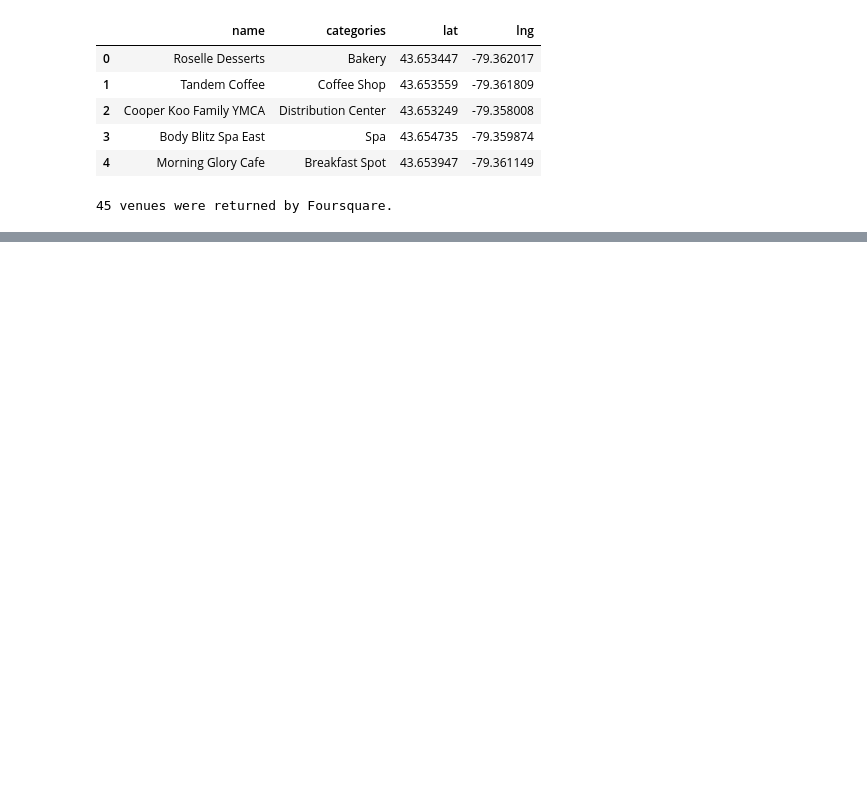
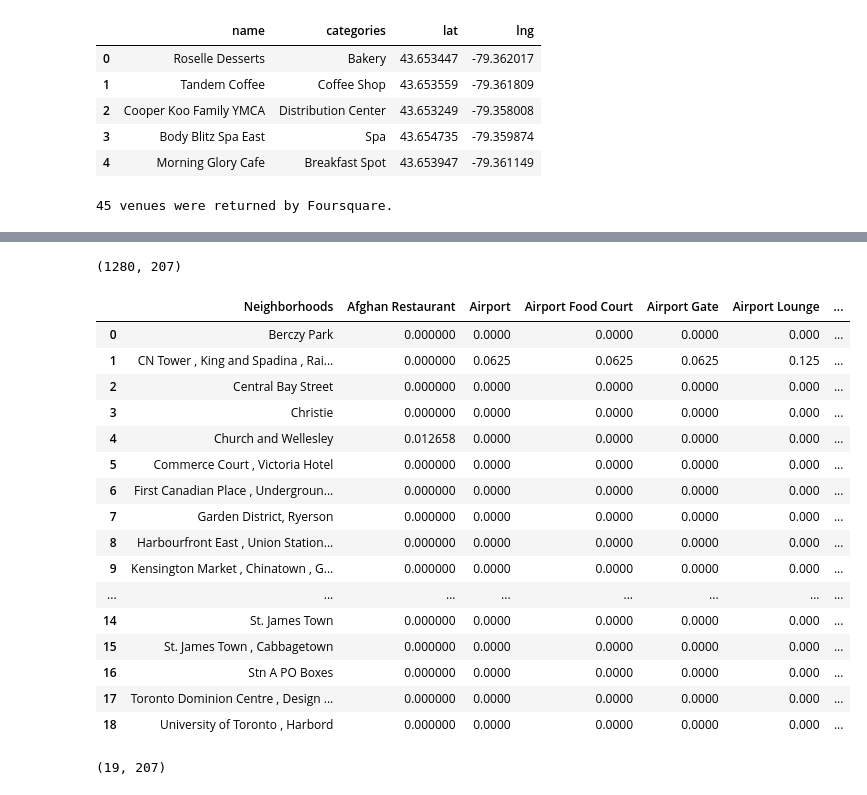
Before and after one commit to sangeet1509/Coursera_Capstone, a Jupyter notebook: Capstone_Assignment_Week3.ipynb, the cells around one changed output, grey strips where cells are left out. Drawn from its saved outputs; the diff is of its cells as text; code cells hidden in the pictures; blank space fills up the shorter version.

Commit message:
Exploring the neighborhoods of Toronto
Read the Report  on "Report on Neigborhood of Toronto" for the complete description.

```diff
--- a/Capstone_Assignment_Week3.ipynb
+++ b/Capstone_Assignment_Week3.ipynb
@@ -332,10 +330,10 @@ print('The geograpical coordinate of Downtown Toronto are {}, {}.'.format(latitu
 # %%
-# Visualization of Downtown Toronto  the neighborhoods in it.
+# Visualization of Downtown Toronto neighborhoods in it.
 # create map of Downtown Toronto using latitude and longitude values
 map_DowntownToronto = folium.Map(location=[latitude, longitude], zoom_start=11)
 
 # add markers to map
-for lat, lng, label in zip(toronto_data['Latitude'], toronto_data['Longitude'], toronto_data['Neighborhood']):
+for lat, lng, label in zip(dt_toronto_data['Latitude'], dt_toronto_data['Longitude'], dt_toronto_data['Neighborhood']):
     label = folium.Popup(label, parse_html=True)
     folium.CircleMarker(
         [lat, lng],
@@ -371,10 +369,10 @@ toronto_data.loc[0, 'Neighborhood']
 'Regent Park , Harbourfront'
 # %%
 #latitude and longitude values
-neighborhood_latitude = toronto_data.loc[0, 'Latitude'] # neighborhood latitude value
-neighborhood_longitude = toronto_data.loc[0, 'Longitude'] # neighborhood longitude value
+neighborhood_latitude = dt_toronto_data.loc[0, 'Latitude'] # neighborhood latitude value
+neighborhood_longitude = dt_toronto_data.loc[0, 'Longitude'] # neighborhood longitude value
 
-neighborhood_name = toronto_data.loc[0, 'Neighborhood'] # neighborhood name
+neighborhood_name = dt_toronto_data.loc[0, 'Neighborhood'] # neighborhood name
 
 print('Latitude and longitude values of {} are {}, {}.'.format(neighborhood_name,
                                                                neighborhood_latitude,
@@ -503,7 +501,7 @@ def getNearbyVenues(names, latitudes, longitudes, radius=500):
     return(nearby_venues)
 # %%
 #Code to run the above function
-toronto_venues = getNearbyVenues(names=toronto_data['Neighborhood'],
-                                   latitudes=toronto_data['Latitude'],
-                                   longitudes=toronto_data['Longitude']
+dt_toronto_venues = getNearbyVenues(names=dt_toronto_data['Neighborhood'],
+                                   latitudes=dt_toronto_data['Latitude'],
+                                   longitudes=dt_toronto_data['Longitude']
                                   )
@@ -509,0 +569,12 @@ toronto_venues = getNearbyVenues(names=toronto_data['Neighborhood'],
+# %%
+# one hot encoding
+dt_toronto_onehot = pd.get_dummies(dt_toronto_venues[['Venue Category']], prefix="", prefix_sep="")
+
+# add neighborhood column back to dataframe
+dt_toronto_onehot['Neighborhoods'] = dt_toronto_venues['Neighborhood']
+
+# move neighborhood column to the first column
+fixed_columns = [dt_toronto_onehot.columns[-1]] + list(dt_toronto_onehot.columns[:-1])
+dt_toronto_onehot = dt_toronto_onehot[fixed_columns]
+
+dt_toronto_onehot.head()
@@ -509,0 +588,31 @@ toronto_venues = getNearbyVenues(names=toronto_data['Neighborhood'],
+# %%
+#Examining the size of the new dataframe
+dt_toronto_onehot.shape
+# %% [output]
+(1280, 207)
+# %%
+#Grouping rows by neighborhood and by taking the mean of the frequency of occurrence of each category
+dt_toronto_grouped = dt_toronto_onehot.groupby('Neighborhoods').mean().reset_index()
+dt_toronto_grouped
+# %% [output]
+|  | Neighborhoods | Afghan Restaurant | Airport | Airport Food Court | Airport Gate | Airport Lounge | ... |
+| 0 | Berczy Park | 0.000000 | 0.0000 | 0.0000 | 0.0000 | 0.000 | ... |
+| 1 | CN Tower , King and Spadina , Rai... | 0.000000 | 0.0625 | 0.0625 | 0.0625 | 0.125 | ... |
+| 2 | Central Bay Street | 0.000000 | 0.0000 | 0.0000 | 0.0000 | 0.000 | ... |
+| 3 | Christie | 0.000000 | 0.0000 | 0.0000 | 0.0000 | 0.000 | ... |
+| 4 | Church and Wellesley | 0.012658 | 0.0000 | 0.0000 | 0.0000 | 0.000 | ... |
+| 5 | Commerce Court , Victoria Hotel | 0.000000 | 0.0000 | 0.0000 | 0.0000 | 0.000 | ... |
+| 6 | First Canadian Place , Undergroun... | 0.000000 | 0.0000 | 0.0000 | 0.0000 | 0.000 | ... |
+| 7 | Garden District, Ryerson | 0.000000 | 0.0000 | 0.0000 | 0.0000 | 0.000 | ... |
+| 8 | Harbourfront East , Union Station... | 0.000000 | 0.0000 | 0.0000 | 0.0000 | 0.000 | ... |
+| 9 | Kensington Market , Chinatown , G... | 0.000000 | 0.0000 | 0.0000 | 0.0000 | 0.000 | ... |
+| ... | ... | ... | ... | ... | ... | ... | ... |
+| 14 | St. James Town | 0.000000 | 0.0000 | 0.0000 | 0.0000 | 0.000 | ... |
+| 15 | St. James Town , Cabbagetown | 0.000000 | 0.0000 | 0.0000 | 0.0000 | 0.000 | ... |
+| 16 | Stn A PO Boxes | 0.000000 | 0.0000 | 0.0000 | 0.0000 | 0.000 | ... |
+| 17 | Toronto Dominion Centre , Design ... | 0.000000 | 0.0000 | 0.0000 | 0.0000 | 0.000 | ... |
+| 18 | University of Toronto , Harbord | 0.000000 | 0.0000 | 0.0000 | 0.0000 | 0.000 | ... |
+# %%
+dt_toronto_grouped.shape
+# %% [output]
+(19, 207)
```
Also changed, not shown: parts of 27 cells of this notebook.
